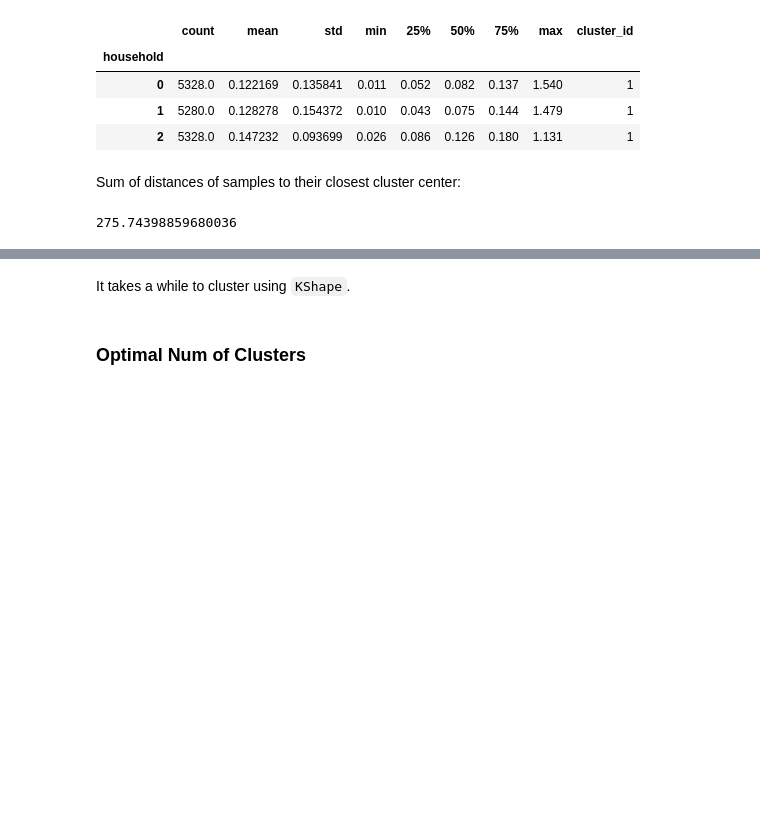
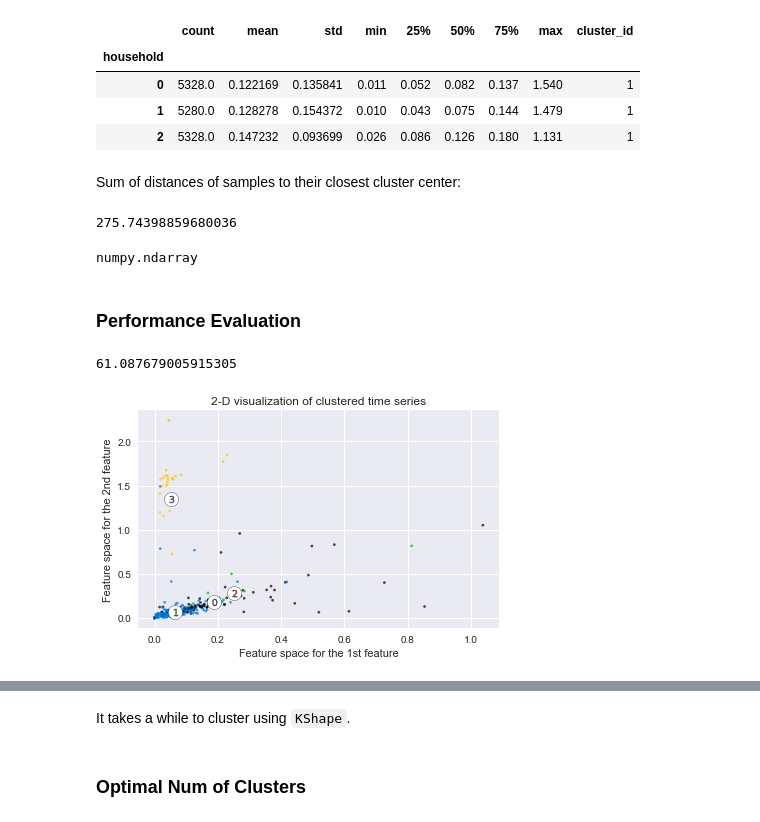
Before and after one commit to edxu96/elec_consumption, a Jupyter notebook: index.ipynb, the cells around one changed output, grey strips where cells are left out. Saved outputs shown, nothing was run; the diff lists cells and outputs as text; code cells hidden in the pictures; blank space fills up the shorter version.

Commit message:
Function for Silhouette analysis (#43)

```diff
--- a/index.ipynb
+++ b/index.ipynb
@@ -157,3 +166,21 @@ Sum of distances of samples to their closest cluster center:
 km.inertia_
 # %% [output]
 275.74398859680036
+# %%
+type(km.cluster_centers_)
+# %% [output]
+numpy.ndarray
+# %% [markdown]
+### Performance Evaluation
+# %%
+ mts_sklearn = to_sklearn_dataset(mts)
+# %%
+metrics.calinski_harabasz_score(mts_sklearn, km.labels_)
+# %% [output]
+61.087679005915305
+# %%
+visual.plot_silhouette_2d(
+    4, clustered, mts_sklearn, centers=km.cluster_centers_
+)
+# %% [output]
+[figure, added]
```
Also changed, not shown: parts of 3 cells of this notebook, 3 other files.
